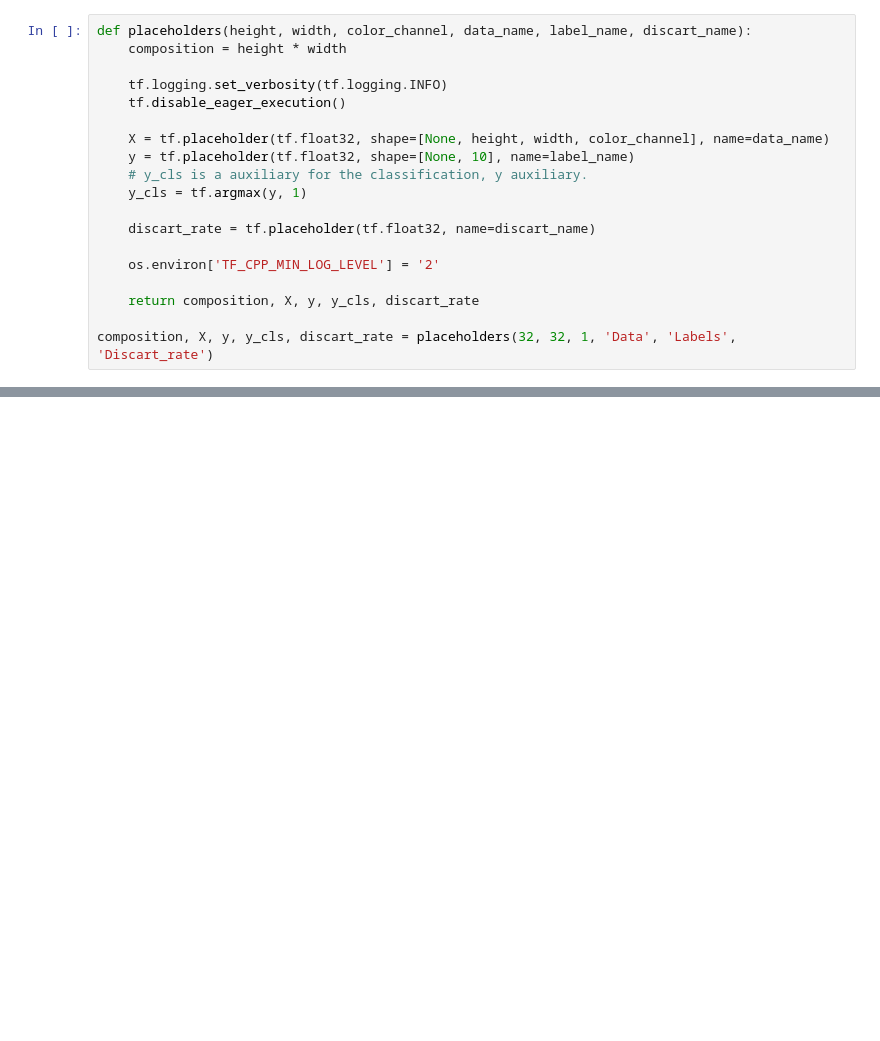
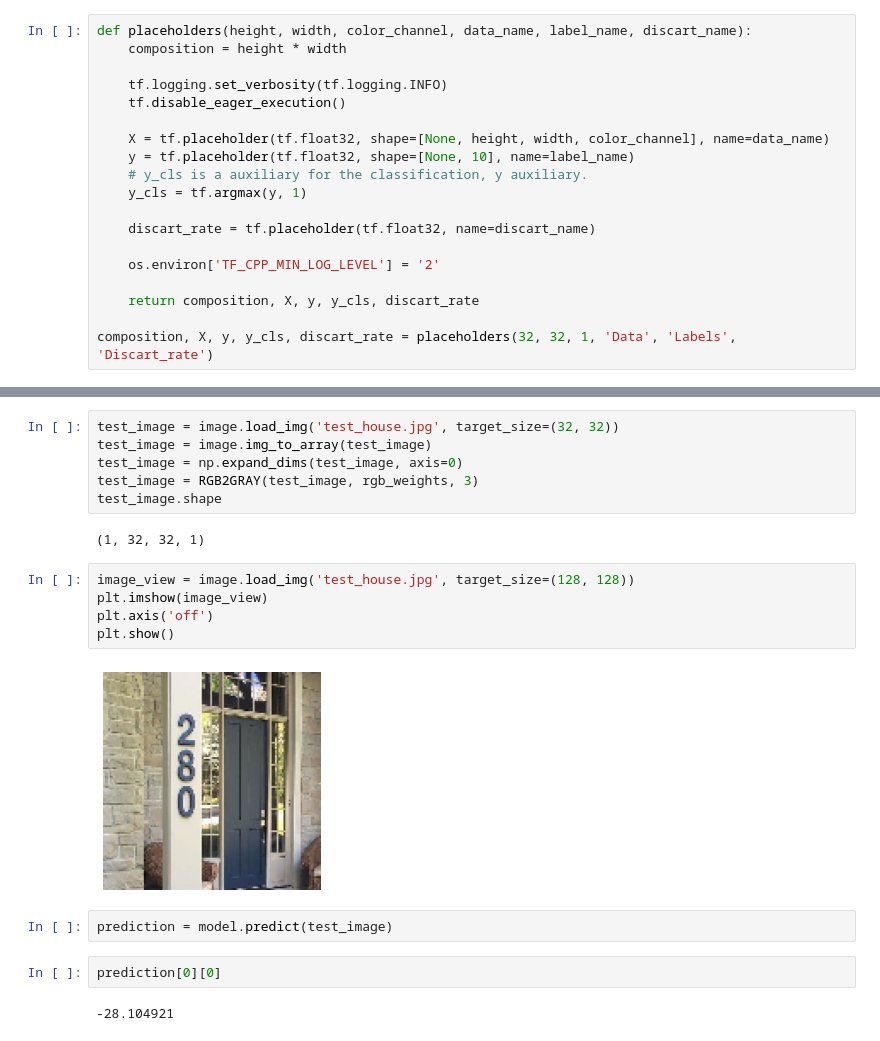
Before and after one commit to mavismmg/house-number-detection-with-cnn, a Jupyter notebook: CNN-SVHN-Number-detection.ipynb, the cells around one changed output, grey strips where cells are left out. Cells and saved outputs as stored; diff of their text form; blank space fills up the shorter version.

```diff
--- a/CNN-SVHN-Number-detection.ipynb
+++ b/CNN-SVHN-Number-detection.ipynb
@@ -230,0 +284,21 @@ TypeError: Failed to convert object of type <class 'tensorflow.python.layers.poo
+# %%
+test_image = image.load_img('test_house.jpg', target_size=(32, 32))
+test_image = image.img_to_array(test_image)
+test_image = np.expand_dims(test_image, axis=0)
+test_image = RGB2GRAY(test_image, rgb_weights, 3)
+test_image.shape
+# %% [output]
+(1, 32, 32, 1)
+# %%
+image_view = image.load_img('test_house.jpg', target_size=(128, 128))
+plt.imshow(image_view)
+plt.axis('off')
+plt.show()
+# %% [output]
+[figure, added]
+# %%
+prediction = model.predict(test_image)
+# %%
+prediction[0][0]
+# %% [output]
+-28.104921
```
Also changed, not shown: parts of 16 cells of this notebook.
